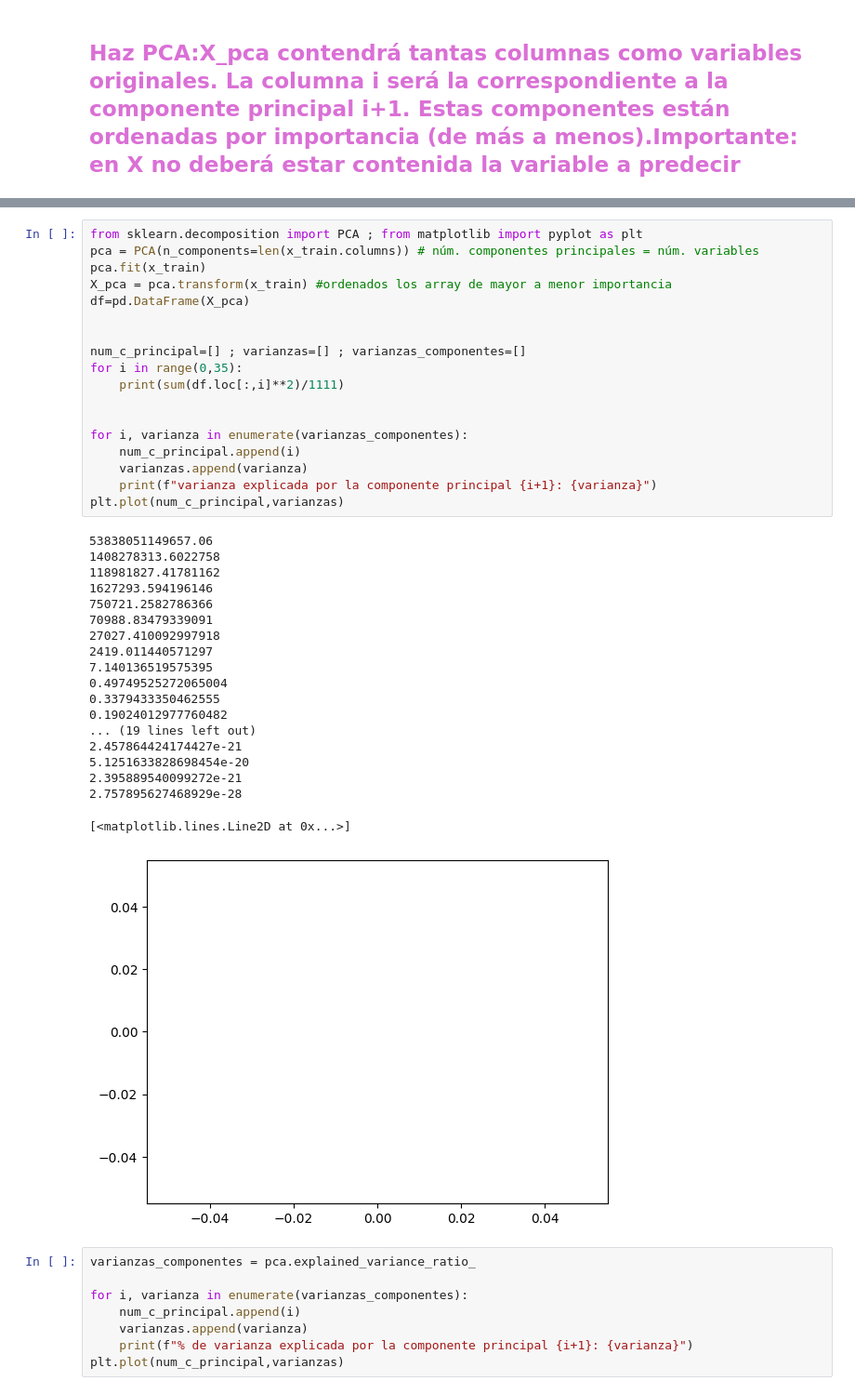
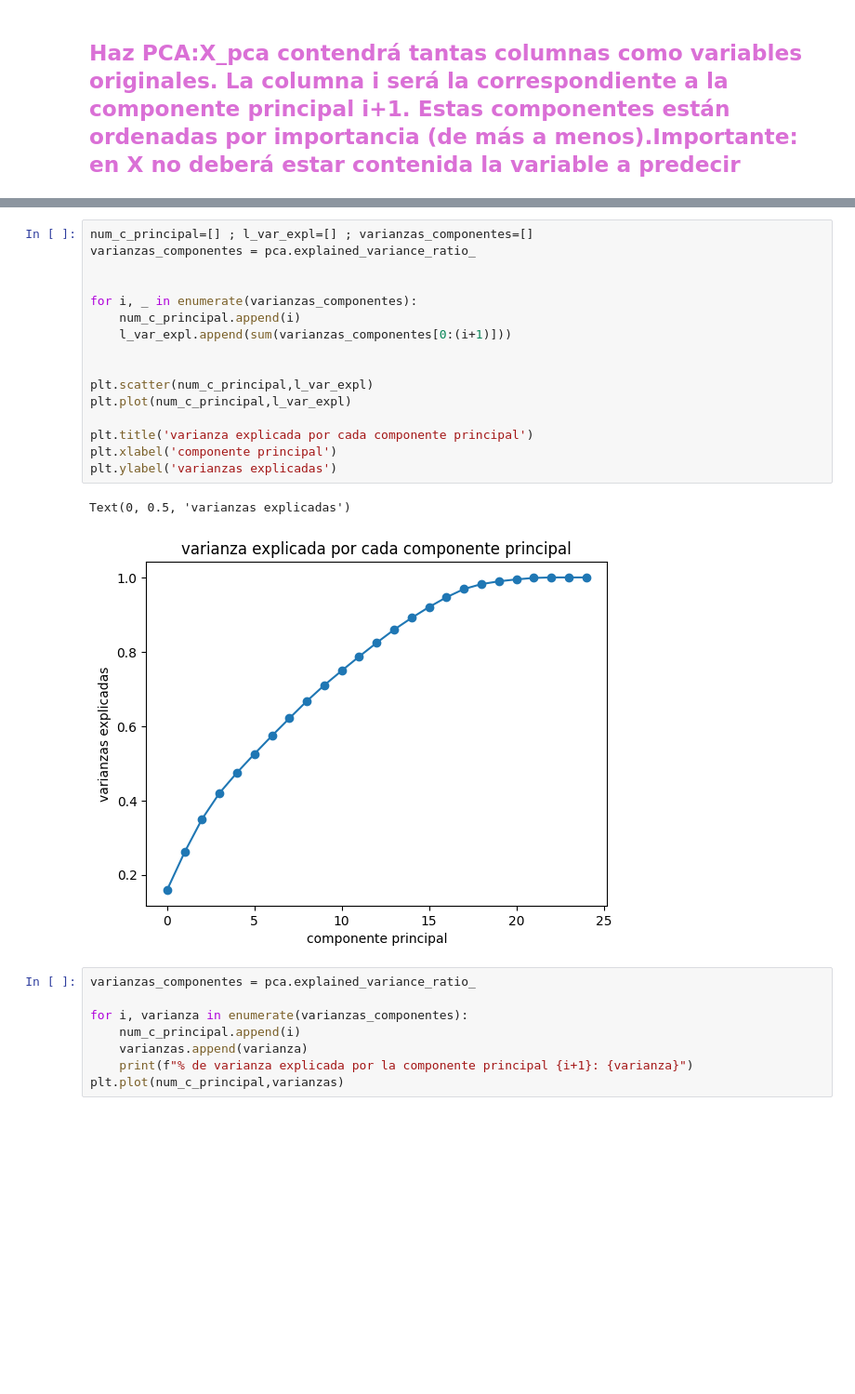
Before and after one commit to daviloncio/repositorio2, a Jupyter notebook: p4_aa/practica4.ipynb, the cells around one changed output, grey strips where cells are left out. Shown: that part at 93% size. Cells and saved outputs as stored; diff of their text form; blank space fills up the shorter version.

```diff
--- a/p4_aa/practica4.ipynb
+++ b/p4_aa/practica4.ipynb
@@ -131,41 +120,22 @@ plt.plot(num_c_principal,varianzas)
-# %%
-from sklearn.decomposition import PCA ; from matplotlib import pyplot as plt
-pca = PCA(n_components=len(x_train.columns)) # núm. componentes principales = núm. variables
-pca.fit(x_train)
-X_pca = pca.transform(x_train) #ordenados los array de mayor a menor importancia
-df=pd.DataFrame(X_pca)
-
-
-num_c_principal=[] ; varianzas=[] ; varianzas_componentes=[]
-for i in range(0,35):
-    print(sum(df.loc[:,i]**2)/1111)
-
-
-for i, varianza in enumerate(varianzas_componentes):
-    num_c_principal.append(i)
-    varianzas.append(varianza)
-    print(f"varianza explicada por la componente principal {i+1}: {varianza}")
-plt.plot(num_c_principal,varianzas)
-# %% [output]
-53838051149657.06
-1408278313.6022758
-118981827.41781162
-1627293.594196146
-750721.2582786366
-70988.83479339091
-27027.410092997918
-2419.011440571297
-7.140136519575395
-0.49749525272065004
-0.3379433350462555
-0.19024012977760482
-... (19 lines left out)
-2.457864424174427e-21
-5.1251633828698454e-20
-2.395889540099272e-21
-2.757895627468929e-28
-[<matplotlib.lines.Line2D at 0x...>]
-[figure, removed]
+# %%
+num_c_principal=[] ; l_var_expl=[] ; varianzas_componentes=[]
+varianzas_componentes = pca.explained_variance_ratio_
+
+
+for i, _ in enumerate(varianzas_componentes):
+    num_c_principal.append(i)
+    l_var_expl.append(sum(varianzas_componentes[0:(i+1)]))
+
+
+plt.scatter(num_c_principal,l_var_expl)
+plt.plot(num_c_principal,l_var_expl)
+
+plt.title('varianza explicada por cada componente principal')
+plt.xlabel('componente principal')
+plt.ylabel('varianzas explicadas')
+# %% [output]
+Text(0, 0.5, 'varianzas explicadas')
+[figure, added]
 # %%
 varianzas_componentes = pca.explained_variance_ratio_
 
```
Also changed, not shown: parts of 5 cells of this notebook.
